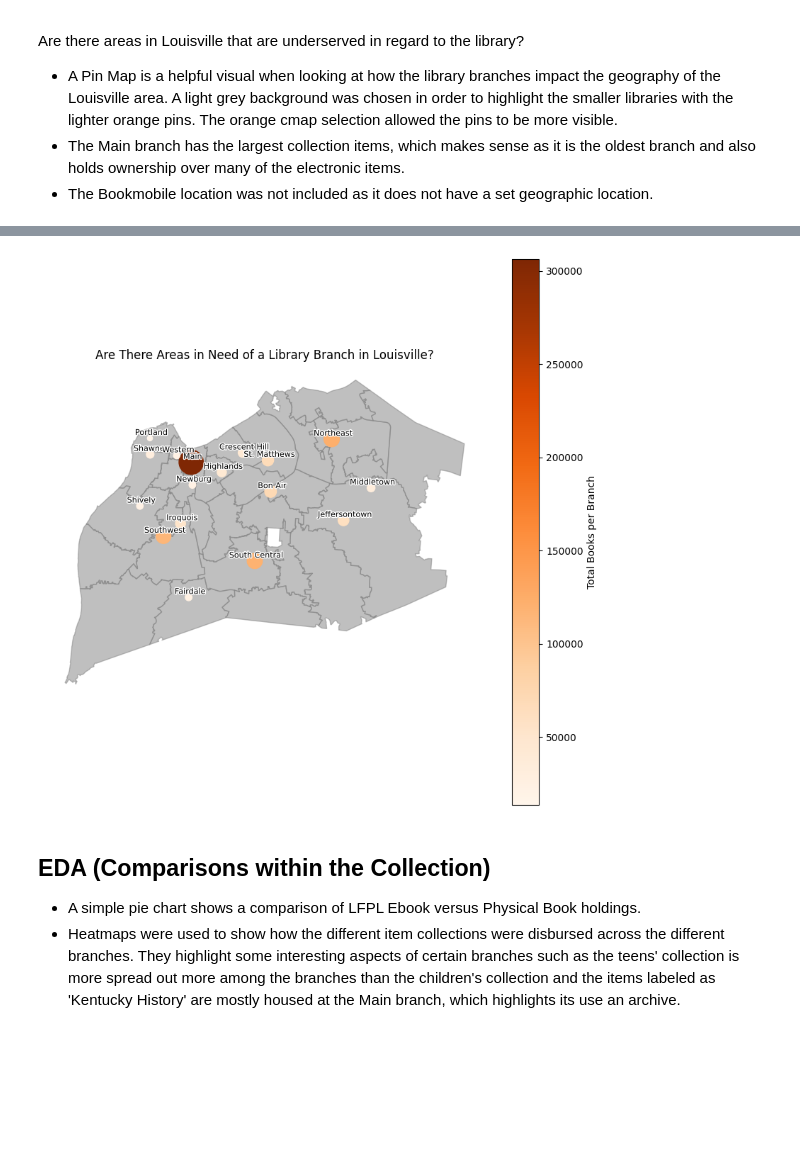
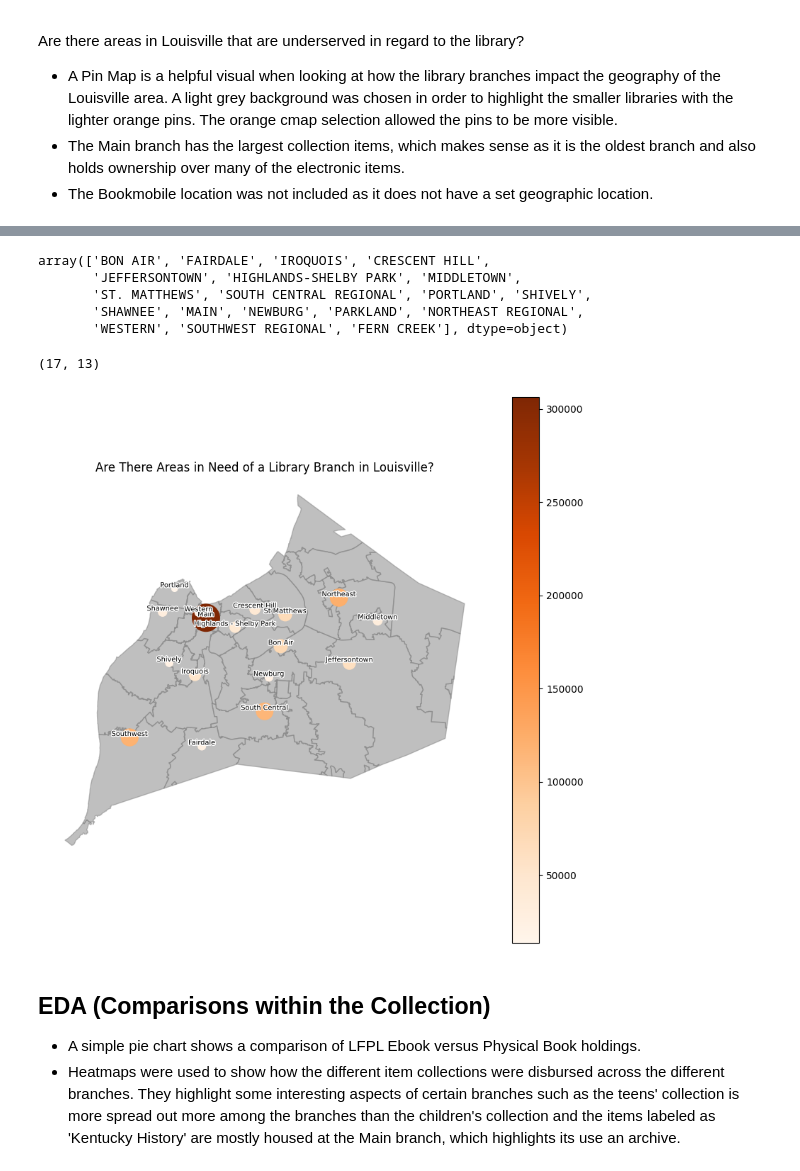
Before and after one commit to btl930/louisville_library_inventory_analysis, a Jupyter notebook: notebook/louisville_library_inventory_analysis.ipynb, the cells around one changed output, grey strips where cells are left out. Drawn from its saved outputs; the diff is of its cells as text; code cells hidden in the pictures; blank space fills up the shorter version.

```diff
--- a/notebook/louisville_library_inventory_analysis.ipynb
+++ b/notebook/louisville_library_inventory_analysis.ipynb
@@ -496,47 +455,72 @@ louisville_zips = louisville_zips.to_crs(gdf_libraries.crs)
+# %%
+book_count = book_count.copy()
+book_count['item_location_clean'] = book_count['item_location'].str.lower().str.replace(r'[^a-z0-9]', '', regex=True)
+# %%
+libraries['LFPL_NAME'].unique()
+# %% [output]
+array(['BON AIR', 'FAIRDALE', 'IROQUOIS', 'CRESCENT HILL',
+       'JEFFERSONTOWN', 'HIGHLANDS-SHELBY PARK', 'MIDDLETOWN',
+       'ST. MATTHEWS', 'SOUTH CENTRAL REGIONAL', 'PORTLAND', 'SHIVELY',
+       'SHAWNEE', 'MAIN', 'NEWBURG', 'PARKLAND', 'NORTHEAST REGIONAL',
+       'WESTERN', 'SOUTHWEST REGIONAL', 'FERN CREEK'], dtype=object)
+# %%
+libraries["LFPL_NAME"] = libraries["LFPL_NAME"].replace({
+    "ST. MATTHEWS": "St Matthews",
+    'SOUTH CENTRAL REGIONAL': 'South Central',
+    'NORTHEAST REGIONAL': 'Northeast',
+    'SOUTHWEST REGIONAL': 'Southwest'
+})
+# %%
+libraries['LFPL_NAME_clean'] = libraries['LFPL_NAME'].str.lower().str.replace(r'[^a-z0-9]', '', regex=True)
+# %%
+libraries = libraries.merge(book_count, left_on="LFPL_NAME_clean", right_on="item_location_clean")
+# %%
+libraries.shape
+# %% [output]
+(17, 13)
 # %%
-ax = louisville_zips.plot(
+ax = zipcodes.plot(
     figsize=(10, 10),
     color="grey",
     edgecolor="grey",
     alpha=0.5
 )
 
-ax = gdf_libraries.plot(
+libraries.plot(
     ax=ax,
     column="books",
     cmap="Oranges",
     legend=True,
-    markersize=gdf_libraries["books"] / 500,
-    legend_kwds={
-        "label": "Total Books per Branch",
-        "orientation": "vertical"
-    }
+    markersize= libraries['books'] / 400
 )
 
 ax.set_title("Are There Areas in Need of a Library Branch in Louisville?", fontsize=12)
 ax.axis("off")
 
 for x, y, name in zip(
-    gdf_libraries.geometry.x,
-    gdf_libraries.geometry.y,
-    gdf_libraries["library_name"]
+    libraries.geometry.x,
+    libraries.geometry.y,
+    libraries["item_location"]
 ):
 
     ax.text(
         x + 0.002,  # horizontal offset
         y + 0.002,  # vertical offset
         name,
-        fontsize=8,
+        fontsize=7,
         color="black",
         ha="center",
         va="bottom",
         path_effects=[
         pe.withStroke (linewidth=2, foreground='white')
         ]
     )
-    plt.savefig('../plots/TotalBooksPinMap.png')
+
+
+plt.savefig('../plots/TotalBooksPinMap.png')
+plt.show()
 # %% [output]
-[figure, old version]
+[figure, new version]
 # %% [markdown]
 ## EDA (Comparisons within the Collection)
 - A simple pie chart shows a comparison of LFPL Ebook versus Physical Book holdings.
```
Also changed, not shown: parts of 10 cells of this notebook, 1 other file.
